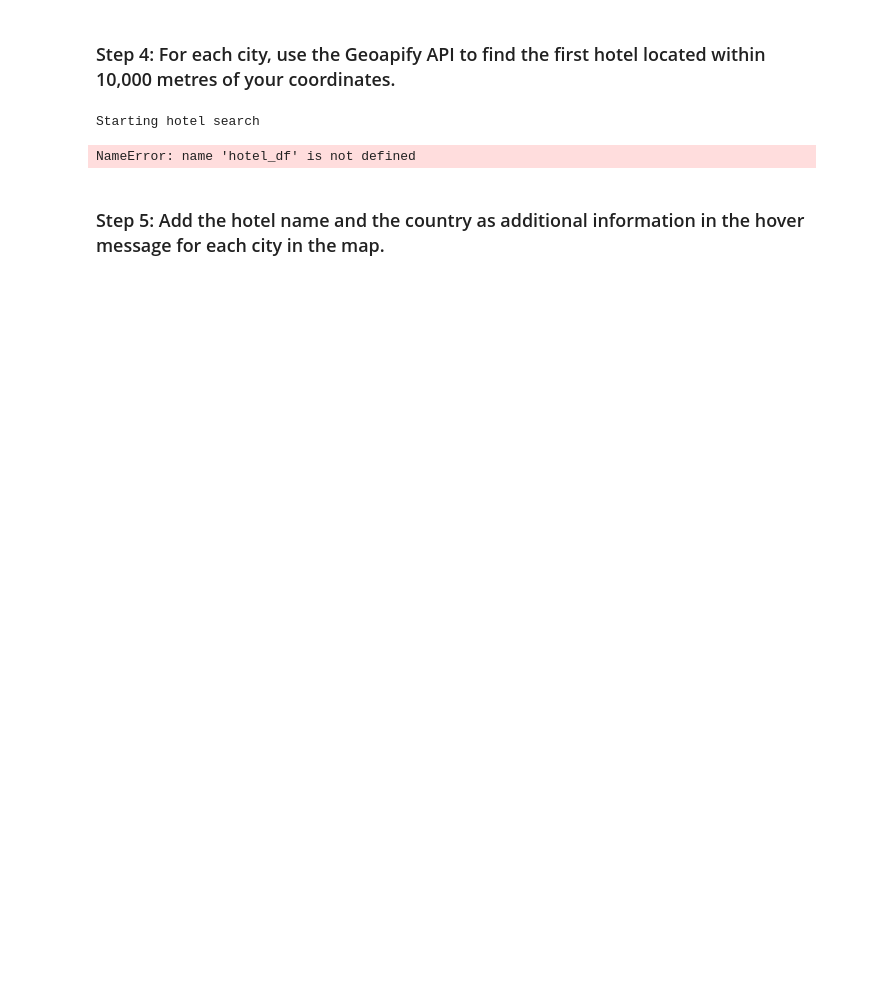
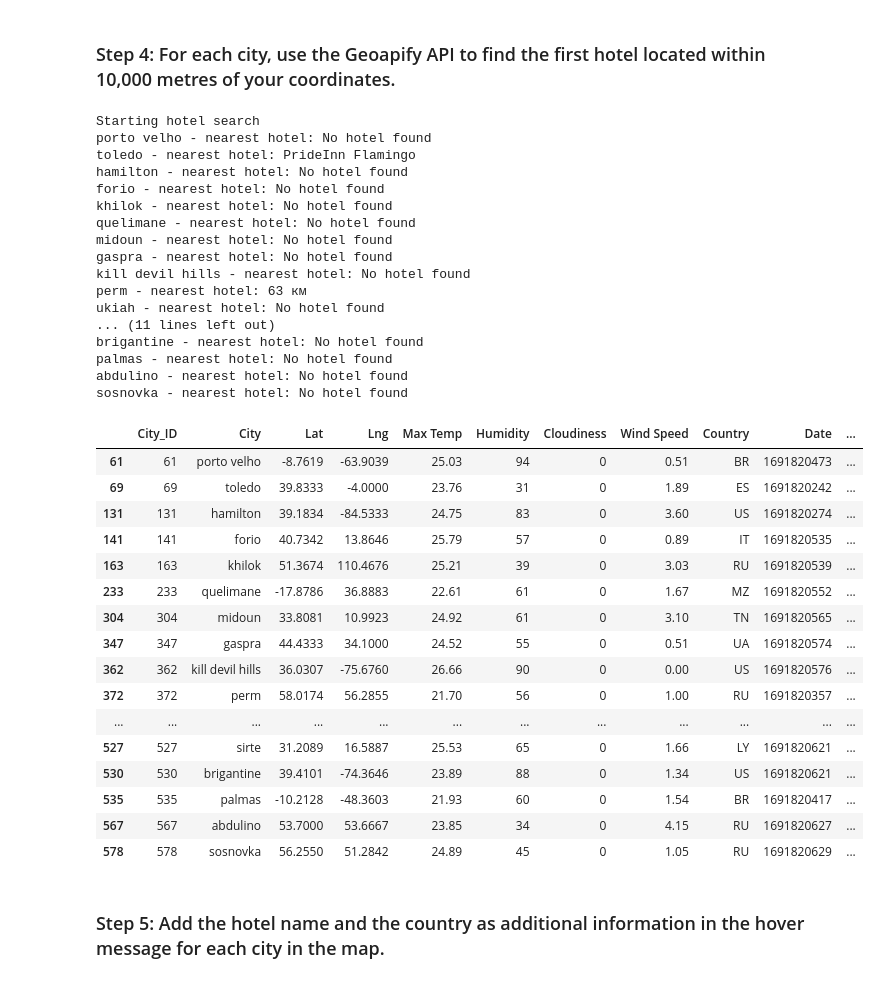
Before and after one commit to Arnoldsmr/Challenge-6, a Jupyter notebook: Starter_Code/VacationPy.ipynb, the cells around one changed output. Drawn from its saved outputs; the diff is of its cells as text; code cells hidden in the pictures; blank space fills up the shorter version.

```diff
--- a/Starter_Code/VacationPy.ipynb
+++ b/Starter_Code/VacationPy.ipynb
@@ -92,7 +109,7 @@ NameError: name 'ideal_weather' is not defined
 # Set parameters to search for a hotel
 radius = 10000
 params = {
-   "" : "", # check documentation
+   "categories" : "accommodation.hotel",
    "apiKey" : geoapify_key,
    "limit" : 10 # should give me ten hotels
 }
@@ -104,36 +121,68 @@ print("Starting hotel search")
 for index, row in hotel_df.iterrows():
     # get latitude, longitude from the DataFrame
     lat = row["Lat"]
     lng = row["Lng"]
 
     # Add filter and bias parameters with the current city's latitude and longitude to the params dictionary
     params["filter"] = f"circle:{lat},{lng},{radius}"
     params["bias"] = f"proximity:{lat},{lng}"
 
     # Set base URL
     base_url = "https://api.geoapify.com/v2/places"
 
     # Make and API request using the params dictionaty
-    name_address = requests.get(base_url,params=params)
+    name_address = requests.get(base_url, params=params)
 
     # Convert the API response to JSON format
     name_address_json = name_address.json()
 
     # Grab the first hotel from the results and store the name in the hotel_df DataFrame
     try:
-        hotel_df.loc[index, "Hotel Name"] = name_address["features"][0]["properties"]["name"]
+        hotel_df.loc[index, "Hotel Name"] = name_address_json["features"][0]["properties"]["name"]
     except (KeyError, IndexError):
         # If no hotel is found, set the hotel name as "No hotel found".
         hotel_df.loc[index, "Hotel Name"] = "No hotel found"
 
     # Log the search results
     print(f"{hotel_df.loc[index, 'City']} - nearest hotel: {hotel_df.loc[index, 'Hotel Name']}")
 
 # Display sample data
 hotel_df
 # %% [output]
 Starting hotel search
+porto velho - nearest hotel: No hotel found
+toledo - nearest hotel: PrideInn Flamingo
+hamilton - nearest hotel: No hotel found
+forio - nearest hotel: No hotel found
+khilok - nearest hotel: No hotel found
+quelimane - nearest hotel: No hotel found
+midoun - nearest hotel: No hotel found
+gaspra - nearest hotel: No hotel found
+kill devil hills - nearest hotel: No hotel found
+perm - nearest hotel: 63 км
+ukiah - nearest hotel: No hotel found
+... (11 lines left out)
+brigantine - nearest hotel: No hotel found
+palmas - nearest hotel: No hotel found
+abdulino - nearest hotel: No hotel found
+sosnovka - nearest hotel: No hotel found
-NameError: name 'hotel_df' is not defined
+|  | City_ID | City | Lat | Lng | Max Temp | Humidity | Cloudiness | Wind Speed | Country | Date | ... |
+| 61 | 61 | porto velho | -8.7619 | -63.9039 | 25.03 | 94 | 0 | 0.51 | BR | 1691820473 | ... |
+| 69 | 69 | toledo | 39.8333 | -4.0000 | 23.76 | 31 | 0 | 1.89 | ES | 1691820242 | ... |
+| 131 | 131 | hamilton | 39.1834 | -84.5333 | 24.75 | 83 | 0 | 3.60 | US | 1691820274 | ... |
+| 141 | 141 | forio | 40.7342 | 13.8646 | 25.79 | 57 | 0 | 0.89 | IT | 1691820535 | ... |
+| 163 | 163 | khilok | 51.3674 | 110.4676 | 25.21 | 39 | 0 | 3.03 | RU | 1691820539 | ... |
+| 233 | 233 | quelimane | -17.8786 | 36.8883 | 22.61 | 61 | 0 | 1.67 | MZ | 1691820552 | ... |
+| 304 | 304 | midoun | 33.8081 | 10.9923 | 24.92 | 61 | 0 | 3.10 | TN | 1691820565 | ... |
+| 347 | 347 | gaspra | 44.4333 | 34.1000 | 24.52 | 55 | 0 | 0.51 | UA | 1691820574 | ... |
+| 362 | 362 | kill devil hills | 36.0307 | -75.6760 | 26.66 | 90 | 0 | 0.00 | US | 1691820576 | ... |
+| 372 | 372 | perm | 58.0174 | 56.2855 | 21.70 | 56 | 0 | 1.00 | RU | 1691820357 | ... |
+| ... | ... | ... | ... | ... | ... | ... | ... | ... | ... | ... | ... |
+| 527 | 527 | sirte | 31.2089 | 16.5887 | 25.53 | 65 | 0 | 1.66 | LY | 1691820621 | ... |
+| 530 | 530 | brigantine | 39.4101 | -74.3646 | 23.89 | 88 | 0 | 1.34 | US | 1691820621 | ... |
+| 535 | 535 | palmas | -10.2128 | -48.3603 | 21.93 | 60 | 0 | 1.54 | BR | 1691820417 | ... |
+| 567 | 567 | abdulino | 53.7000 | 53.6667 | 23.85 | 34 | 0 | 4.15 | RU | 1691820627 | ... |
+| 578 | 578 | sosnovka | 56.2550 | 51.2842 | 24.89 | 45 | 0 | 1.05 | RU | 1691820629 | ... |
 # %% [markdown]
 ### Step 5: Add the hotel name and the country as additional information in the hover message for each city in the map.
 # %%
```
Also changed, not shown: parts of 6 cells of this notebook, 6 other files.
